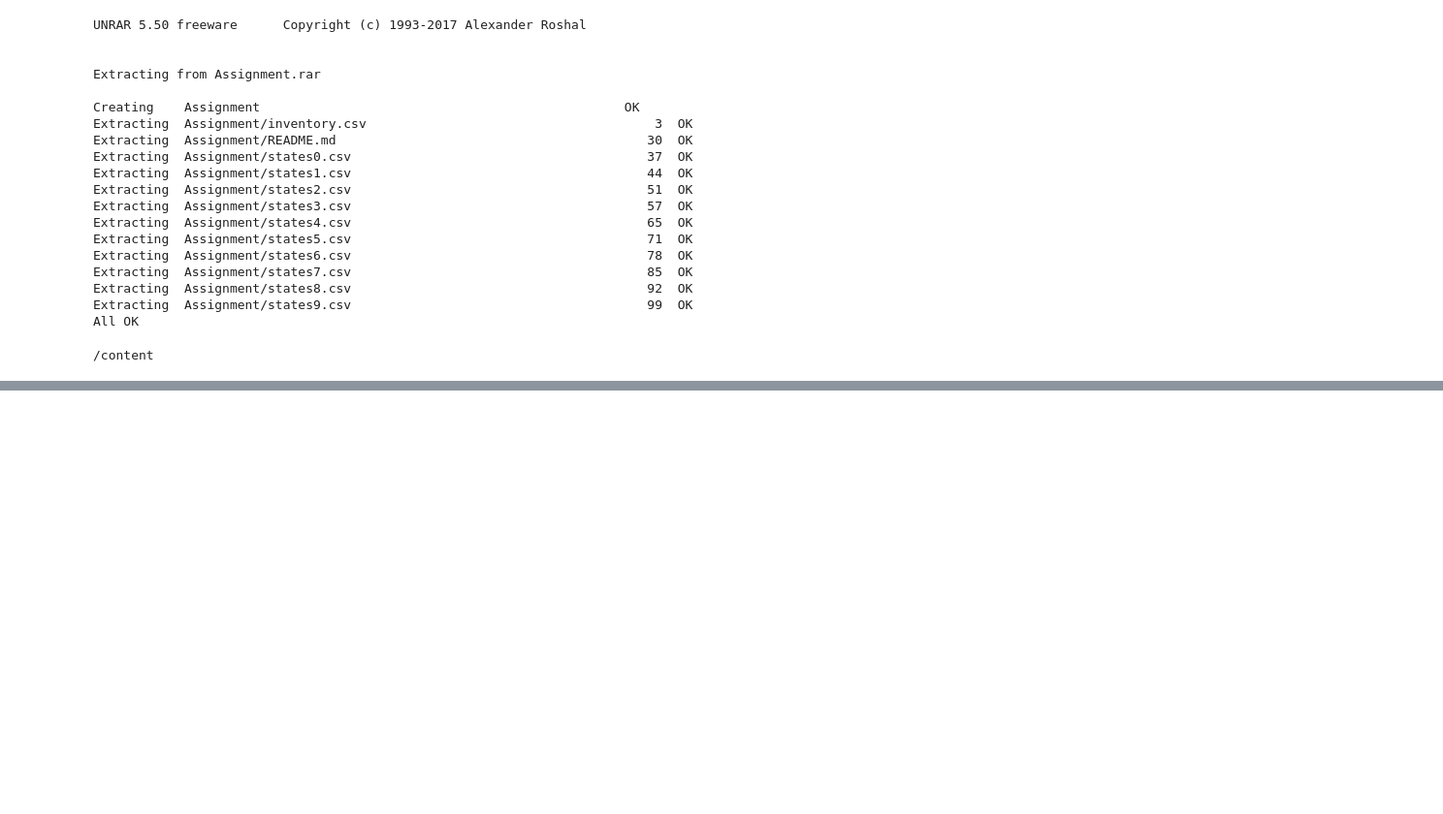
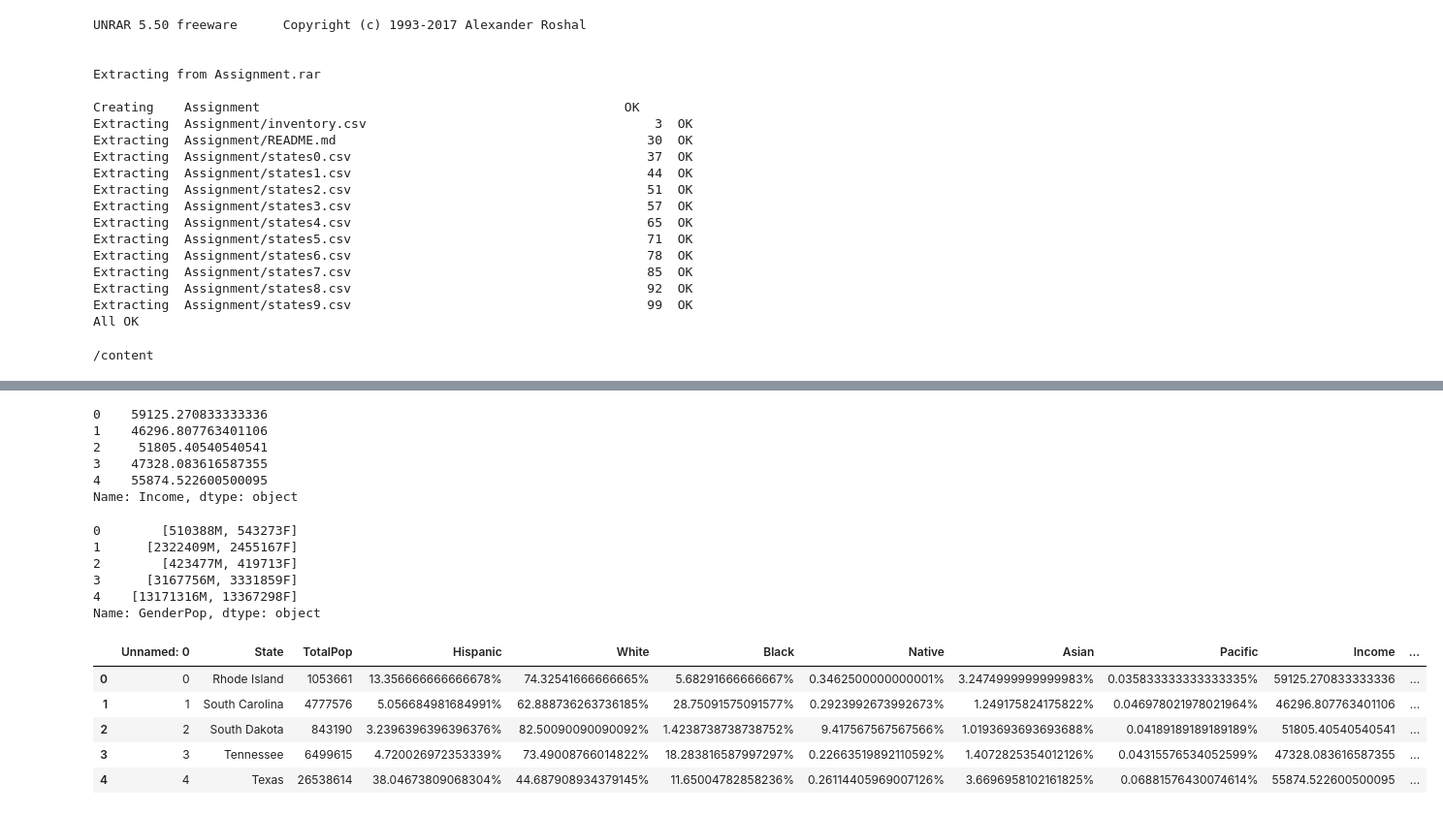
Before and after one commit to ammad19/AI-course-exercises, a Jupyter notebook: pandas_assignment.ipynb, the cells around one changed output, grey strips where cells are left out. Shown: that part at 97% size. Cells and saved outputs as stored; diff of their text form; code cells hidden in the pictures; blank space fills up the shorter version.

```diff
--- a/pandas_assignment.ipynb
+++ b/pandas_assignment.ipynb
@@ -47,0 +99,31 @@ import matplotlib.pyplot as pyplot
+# %%
+us_census.Income = us_census.Income.replace('[\$]', '', regex=True)
+us_census.Income.head()
+# %% [output]
+0    59125.270833333336
+1    46296.807763401106
+2     51805.40540540541
+3    47328.083616587355
+4    55874.522600500095
+Name: Income, dtype: object
+# %%
+population_split = us_census.GenderPop.str.split("_")
+population_split.head()
+# %% [output]
+0        [510388M, 543273F]
+1      [2322409M, 2455167F]
+2        [423477M, 419713F]
+3      [3167756M, 3331859F]
+4    [13171316M, 13367298F]
+Name: GenderPop, dtype: object
+# %%
+us_census['male_population'] = population_split.str.get(0)
+us_census['female_population'] = population_split.str.get(1)
+us_census.head()
+# %% [output]
+|  | Unnamed: 0 | State | TotalPop | Hispanic | White | Black | Native | Asian | Pacific | Income | ... |
+| 0 | 0 | Rhode Island | 1053661 | 13.356666666666678% | 74.32541666666665% | 5.68291666666667% | 0.3462500000000001% | 3.2474999999999983% | 0.035833333333333335% | 59125.270833333336 | ... |
+| 1 | 1 | South Carolina | 4777576 | 5.056684981684991% | 62.888736263736185% | 28.75091575091577% | 0.2923992673992673% | 1.249175824175822% | 0.046978021978021964% | 46296.807763401106 | ... |
+| 2 | 2 | South Dakota | 843190 | 3.2396396396396376% | 82.50090090090092% | 1.4238738738738752% | 9.417567567567566% | 1.0193693693693688% | 0.04189189189189189% | 51805.40540540541 | ... |
+| 3 | 3 | Tennessee | 6499615 | 4.720026972353339% | 73.49008766014822% | 18.283816587997297% | 0.22663519892110592% | 1.4072825354012126% | 0.04315576534052599% | 47328.083616587355 | ... |
+| 4 | 4 | Texas | 26538614 | 38.04673809068304% | 44.687908934379145% | 11.65004782858236% | 0.26114405969007126% | 3.6696958102161825% | 0.06881576430074614% | 55874.522600500095 | ... |
```
Also changed, not shown: parts of 18 cells of this notebook.
